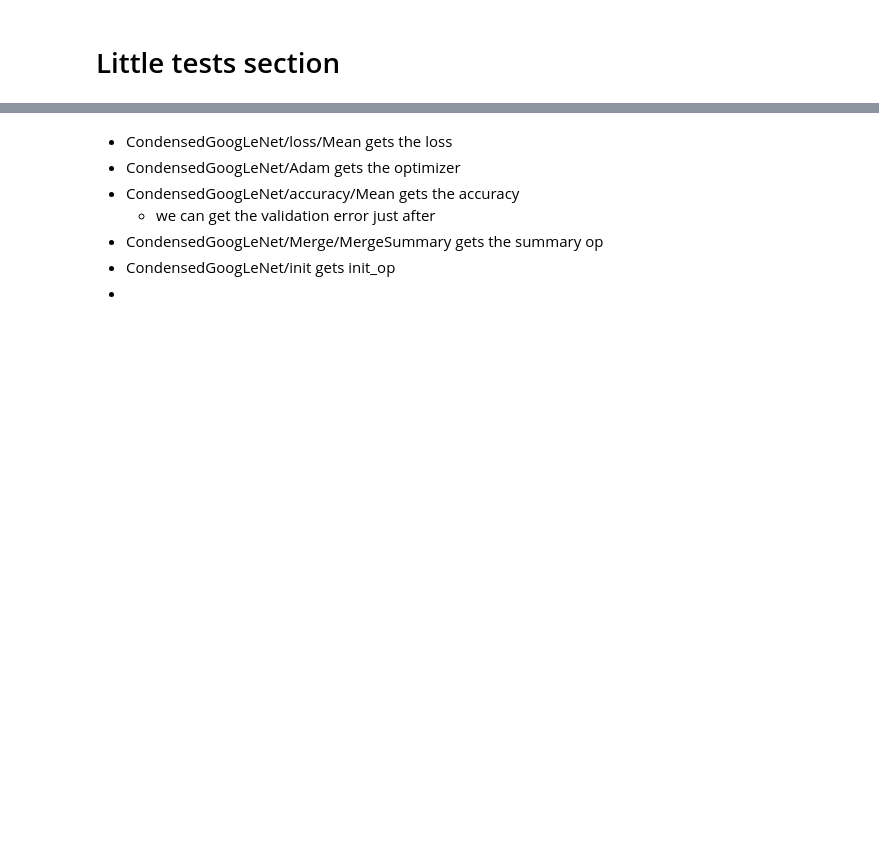
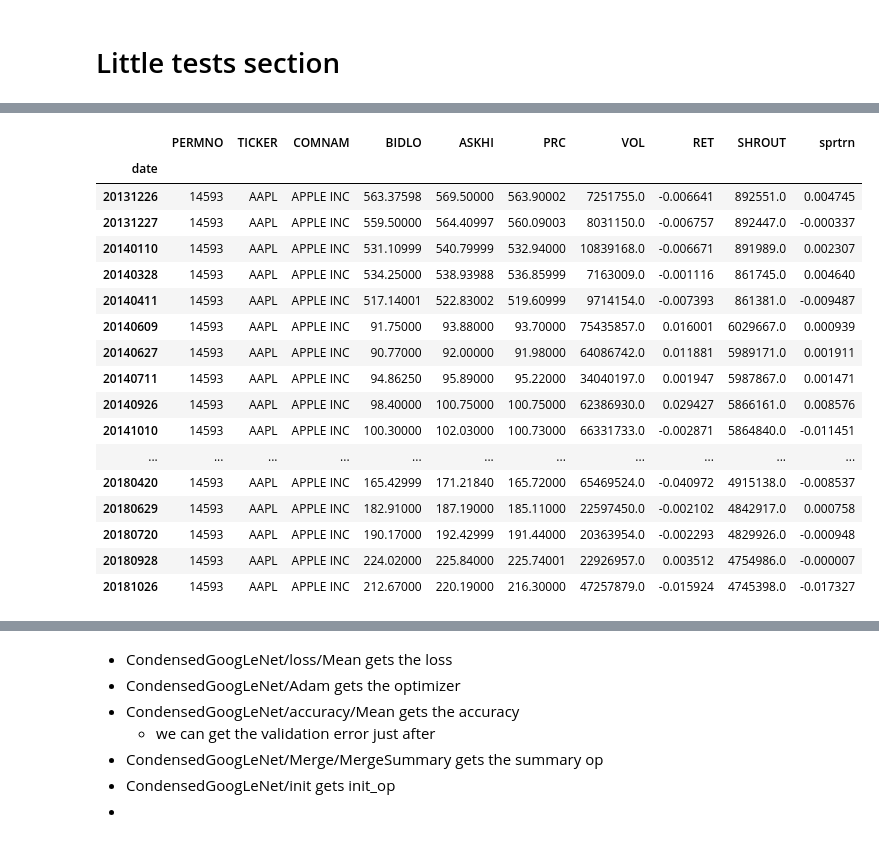
Before and after one commit to kathy-jzh/DeepLearningAllocationCNN, a Jupyter notebook: data_and_training.ipynb, the cells around one changed output, grey strips where cells are left out. Saved outputs shown, nothing was run; the diff lists cells and outputs as text; code cells hidden in the pictures; blank space fills up the shorter version.

```diff
--- a/data_and_training.ipynb
+++ b/data_and_training.ipynb
@@ -256,3 +256,5 @@ tmp
 [interactive output not drawn]
 # %% [markdown]
 # Little tests section
+# %%
+df_raw = pd.read_csv('data/376d87b5fe8c8a7a.csv')
@@ -258,0 +333,2 @@ tmp
+# %%
+df_aapl = df_raw[df_raw.TICKER=='AAPL'].set_index('date')
@@ -258,0 +368,21 @@ tmp
+# %%
+df_aapl[df_split_stock!=0][35:75]
+# %% [output]
+|  | PERMNO | TICKER | COMNAM | BIDLO | ASKHI | PRC | VOL | RET | SHROUT | sprtrn |
+| date |  |  |  |  |  |  |  |  |  |  |
+| 20131226 | 14593 | AAPL | APPLE INC | 563.37598 | 569.50000 | 563.90002 | 7251755.0 | -0.006641 | 892551.0 | 0.004745 |
+| 20131227 | 14593 | AAPL | APPLE INC | 559.50000 | 564.40997 | 560.09003 | 8031150.0 | -0.006757 | 892447.0 | -0.000337 |
+| 20140110 | 14593 | AAPL | APPLE INC | 531.10999 | 540.79999 | 532.94000 | 10839168.0 | -0.006671 | 891989.0 | 0.002307 |
+| 20140328 | 14593 | AAPL | APPLE INC | 534.25000 | 538.93988 | 536.85999 | 7163009.0 | -0.001116 | 861745.0 | 0.004640 |
+| 20140411 | 14593 | AAPL | APPLE INC | 517.14001 | 522.83002 | 519.60999 | 9714154.0 | -0.007393 | 861381.0 | -0.009487 |
+| 20140609 | 14593 | AAPL | APPLE INC | 91.75000 | 93.88000 | 93.70000 | 75435857.0 | 0.016001 | 6029667.0 | 0.000939 |
+| 20140627 | 14593 | AAPL | APPLE INC | 90.77000 | 92.00000 | 91.98000 | 64086742.0 | 0.011881 | 5989171.0 | 0.001911 |
+| 20140711 | 14593 | AAPL | APPLE INC | 94.86250 | 95.89000 | 95.22000 | 34040197.0 | 0.001947 | 5987867.0 | 0.001471 |
+| 20140926 | 14593 | AAPL | APPLE INC | 98.40000 | 100.75000 | 100.75000 | 62386930.0 | 0.029427 | 5866161.0 | 0.008576 |
+| 20141010 | 14593 | AAPL | APPLE INC | 100.30000 | 102.03000 | 100.73000 | 66331733.0 | -0.002871 | 5864840.0 | -0.011451 |
+| ... | ... | ... | ... | ... | ... | ... | ... | ... | ... | ... |
+| 20180420 | 14593 | AAPL | APPLE INC | 165.42999 | 171.21840 | 165.72000 | 65469524.0 | -0.040972 | 4915138.0 | -0.008537 |
+| 20180629 | 14593 | AAPL | APPLE INC | 182.91000 | 187.19000 | 185.11000 | 22597450.0 | -0.002102 | 4842917.0 | 0.000758 |
+| 20180720 | 14593 | AAPL | APPLE INC | 190.17000 | 192.42999 | 191.44000 | 20363954.0 | -0.002293 | 4829926.0 | -0.000948 |
+| 20180928 | 14593 | AAPL | APPLE INC | 224.02000 | 225.84000 | 225.74001 | 22926957.0 | 0.003512 | 4754986.0 | -0.000007 |
+| 20181026 | 14593 | AAPL | APPLE INC | 212.67000 | 220.19000 | 216.30000 | 47257879.0 | -0.015924 | 4745398.0 | -0.017327 |
```
Also changed, not shown: parts of 14 cells of this notebook, 2 other files.
